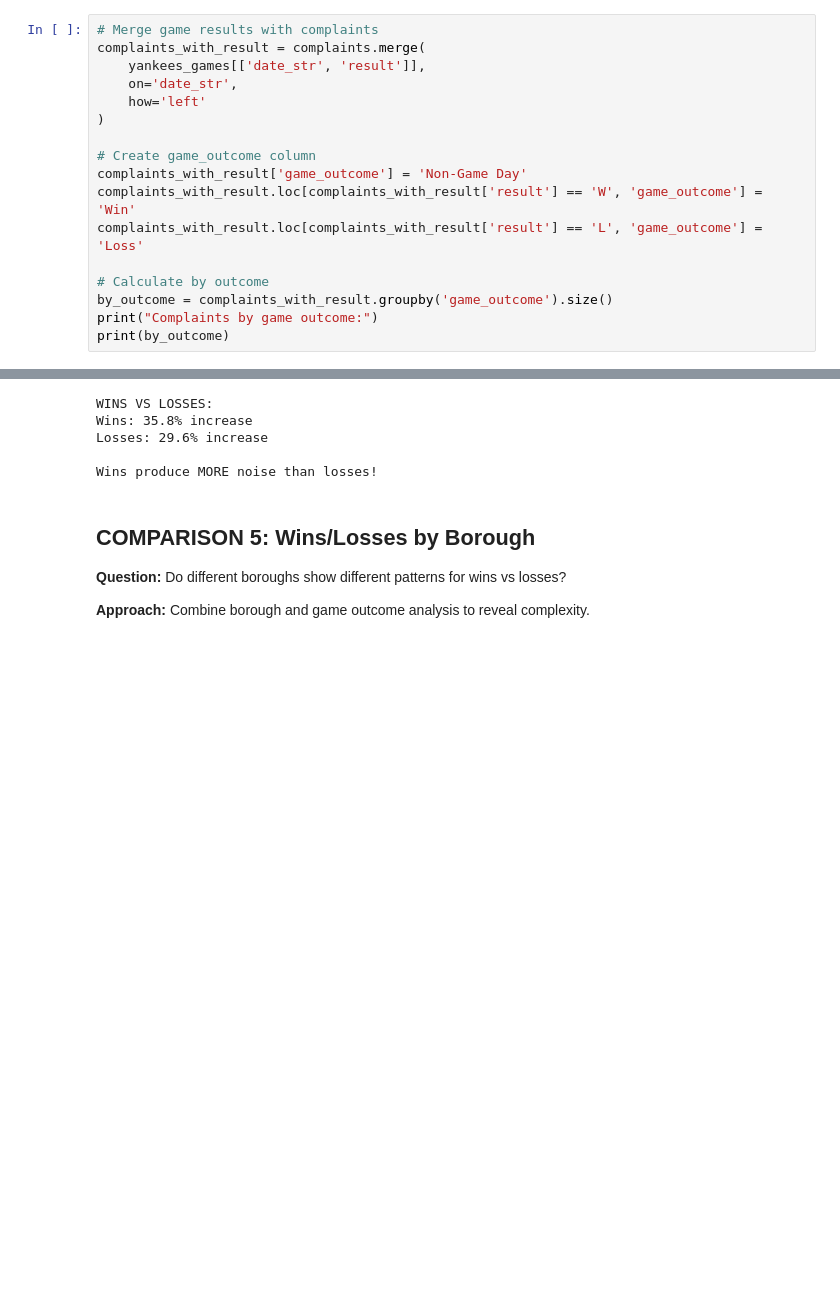
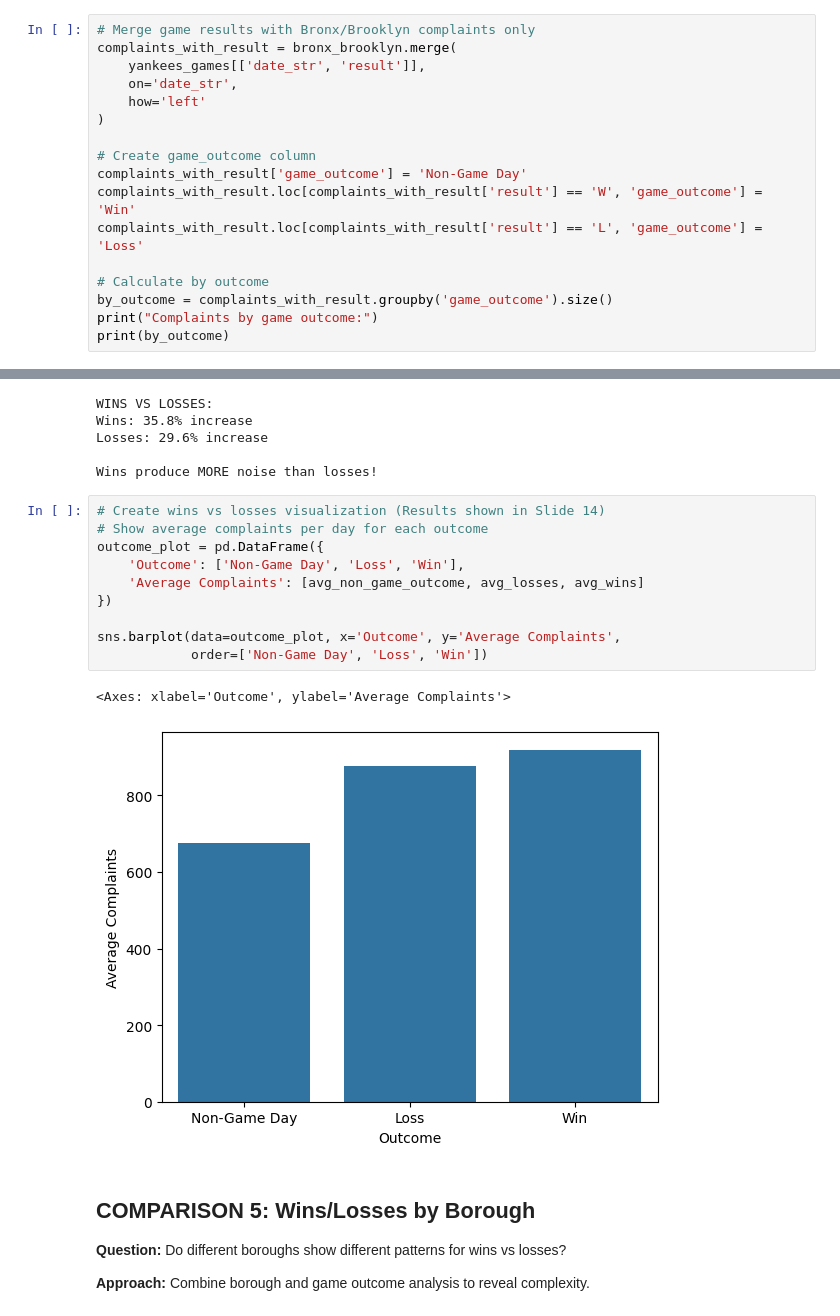
Before and after one commit to zjelveh/zjelveh.github.io, a Jupyter notebook: files/cfc/class_demo_notebook_complete.ipynb, the cells around one changed output, grey strips where cells are left out. Cells and saved outputs as stored; diff of their text form; blank space fills up the shorter version.

```diff
--- a/files/cfc/class_demo_notebook_complete.ipynb
+++ b/files/cfc/class_demo_notebook_complete.ipynb
@@ -273,8 +285,8 @@ sns.barplot(data=borough_counts, x='Borough', y='avg_complaints', hue='day_type'
 
 **Approach:** Merge game results with complaints and compare win days vs loss days.
 # %%
-# Merge game results with complaints
-complaints_with_result = complaints.merge(
+# Merge game results with Bronx/Brooklyn complaints only
+complaints_with_result = bronx_brooklyn.merge(
     yankees_games[['date_str', 'result']],
     on='date_str',
     how='left'
@@ -338,6 +350,19 @@ Wins: 35.8% increase
 Losses: 29.6% increase
 
 Wins produce MORE noise than losses!
+# %%
+# Create wins vs losses visualization (Results shown in Slide 14)
+# Show average complaints per day for each outcome
+outcome_plot = pd.DataFrame({
+    'Outcome': ['Non-Game Day', 'Loss', 'Win'],
+    'Average Complaints': [avg_non_game_outcome, avg_losses, avg_wins]
+})
+
+sns.barplot(data=outcome_plot, x='Outcome', y='Average Complaints',
+            order=['Non-Game Day', 'Loss', 'Win'])
+# %% [output]
+<Axes: xlabel='Outcome', ylabel='Average Complaints'>
+[figure, added]
 # %% [markdown]
 ## COMPARISON 5: Wins/Losses by Borough
 
```
Also changed, not shown: parts of 5 cells of this notebook.
